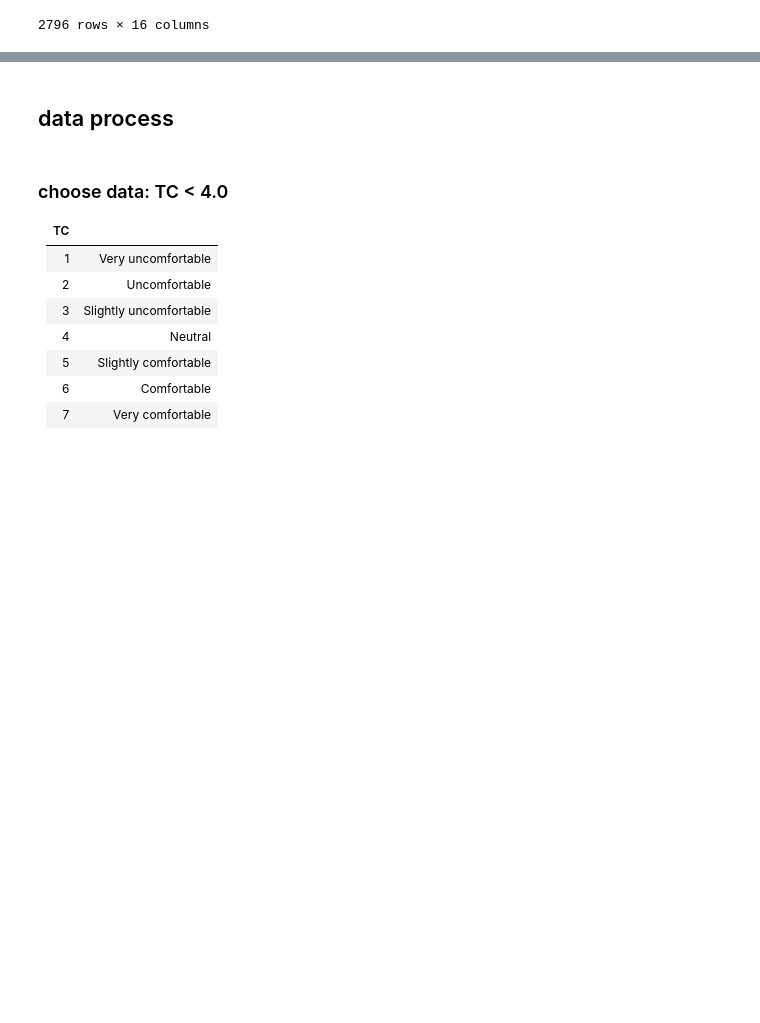
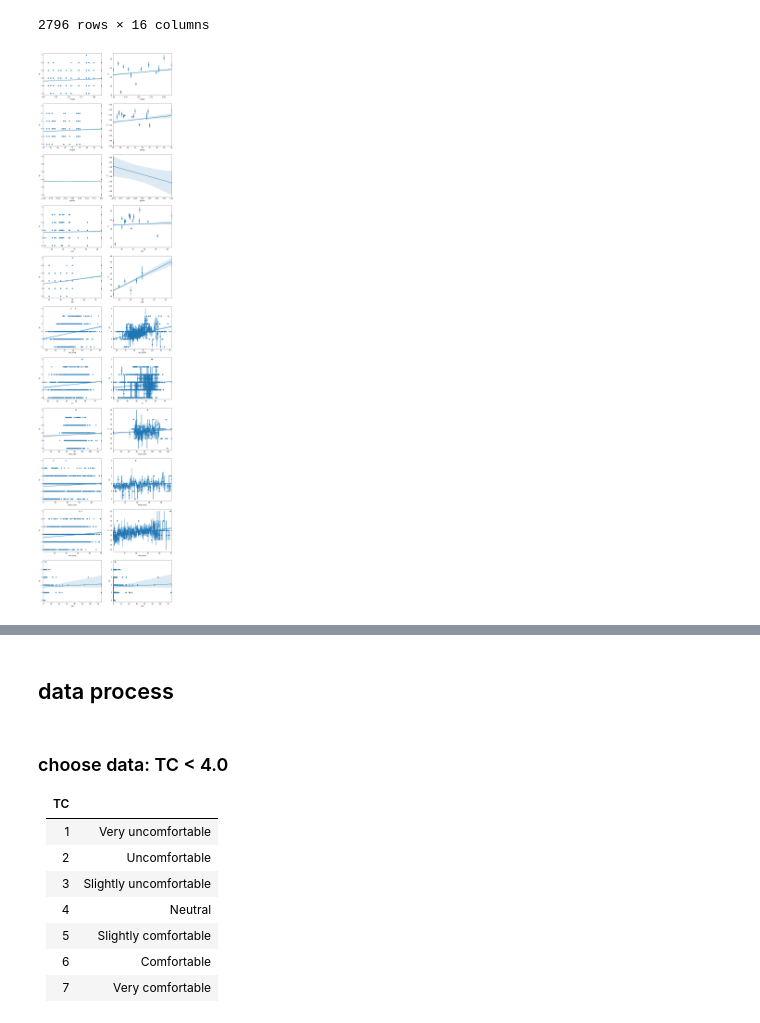
Before and after one commit to chengxiangduan-usc/mecsc, a Jupyter notebook: model/comfort_minmax_model/max_1_lr.ipynb, the cells around one changed output, grey strips where cells are left out. Cells and saved outputs as stored; diff of their text form; code cells hidden in the pictures; blank space fills up the shorter version.

```diff
--- a/model/comfort_minmax_model/max_1_lr.ipynb
+++ b/model/comfort_minmax_model/max_1_lr.ipynb
@@ -157,3 +157,19 @@ df_origin
 | 2794 | 2020-10-28 23:00:00 | 1.63 | 50.0 | 1 | 18.818924 | 23 | 24.835000 | 39.980 | 66.0 | 0.0 | ... |
 | 2795 | 2020-10-28 23:30:00 | 1.63 | 50.0 | 1 | 18.818924 | 23 | 24.641111 | 41.050 | 86.0 | NaN | ... |
 2796 rows × 16 columns
+# %%
+ns = ['height', 'weight', 'gender', 'bmi', 'age', 'env_temp', 'rh', 'heart_rate', 'stress_level', 'skin_temp', 'eda']
+n_fig = len(ns)
+plt.figure(figsize=(15, 6*n_fig))
+i = 1
+for n in ns:
+    # left
+    plt.subplot(n_fig, 2, i)
+    sns.regplot(x=df_origin[n], y=df_origin['TS'])
+    i += 1
+    # right
+    plt.subplot(n_fig, 2, i)
+    sns.regplot(x=df_origin[n], y=df_origin['TS'], x_estimator=np.mean)
+    i += 1
+# %% [output]
+[figure, added]
```
Also changed, not shown: parts of 2 cells of this notebook.
